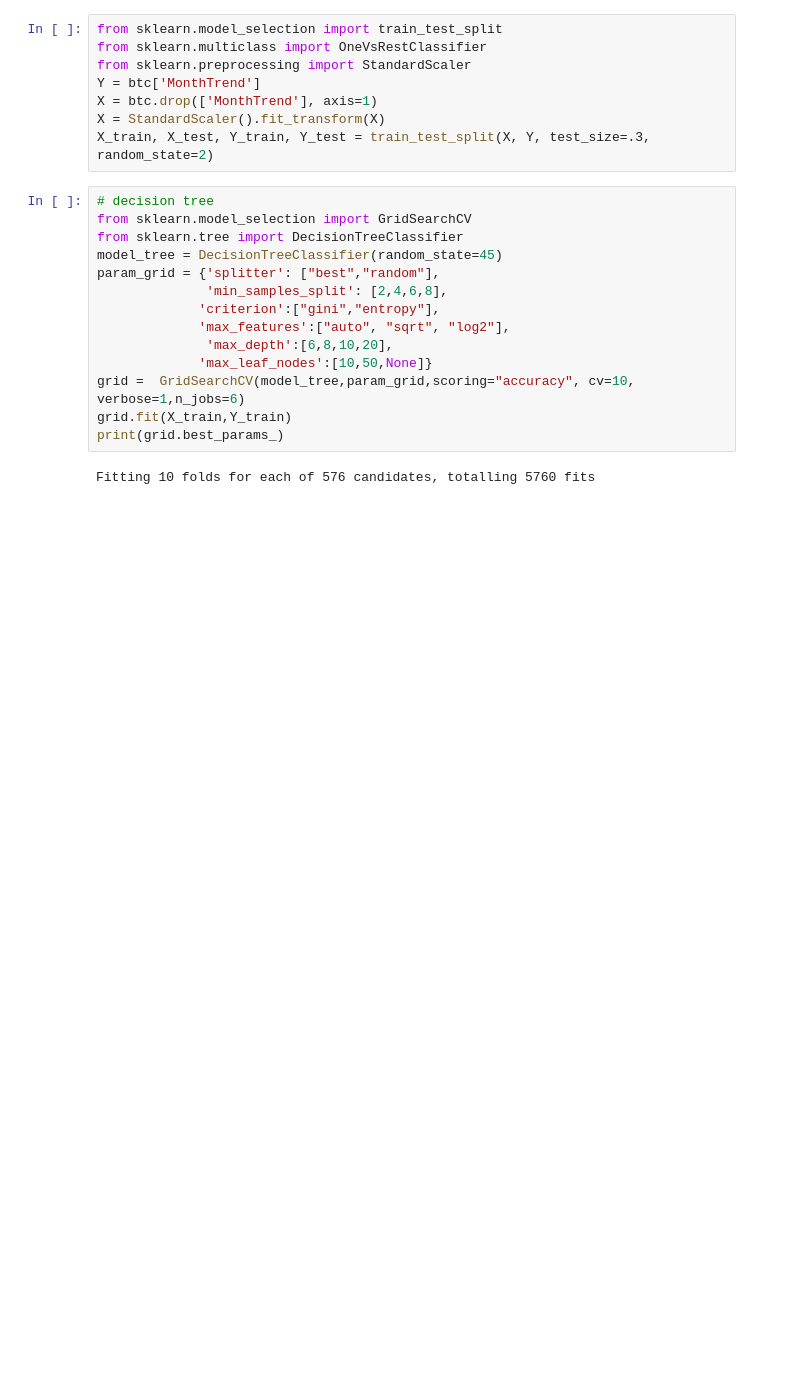
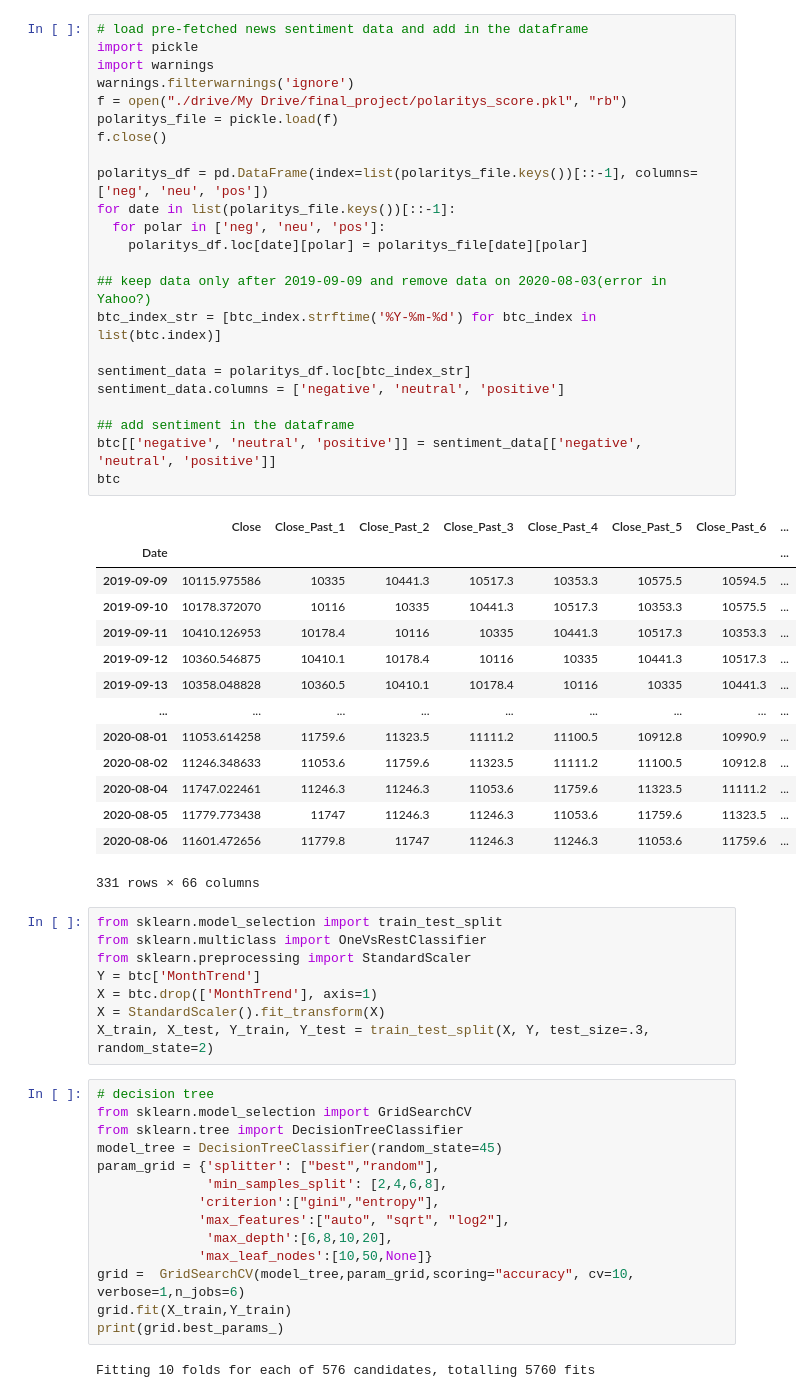
Before and after one commit to danmao124/financial_model, a Jupyter notebook: main.ipynb, the cells around one changed output. Drawn from its saved outputs; the diff is of its cells as text; blank space fills up the shorter version.

```diff
--- a/main.ipynb
+++ b/main.ipynb
@@ -177,3 +187,41 @@ btc.head(10)
+# %%
+# load pre-fetched news sentiment data and add in the dataframe
+import pickle
+import warnings
+warnings.filterwarnings('ignore')
+f = open("./drive/My Drive/final_project/polaritys_score.pkl", "rb")
+polaritys_file = pickle.load(f)
+f.close()
+
+polaritys_df = pd.DataFrame(index=list(polaritys_file.keys())[::-1], columns=['neg', 'neu', 'pos'])
+for date in list(polaritys_file.keys())[::-1]:
+  for polar in ['neg', 'neu', 'pos']:
+    polaritys_df.loc[date][polar] = polaritys_file[date][polar]
+
+## keep data only after 2019-09-09 and remove data on 2020-08-03(error in Yahoo?)
+btc_index_str = [btc_index.strftime('%Y-%m-%d') for btc_index in list(btc.index)]
+
+sentiment_data = polaritys_df.loc[btc_index_str]
+sentiment_data.columns = ['negative', 'neutral', 'positive']
+
+## add sentiment in the dataframe
+btc[['negative', 'neutral', 'positive']] = sentiment_data[['negative', 'neutral', 'positive']]
+btc
+# %% [output]
+|  | Close | Close_Past_1 | Close_Past_2 | Close_Past_3 | Close_Past_4 | Close_Past_5 | Close_Past_6 | ... |
+| Date |  |  |  |  |  |  |  | ... |
+| 2019-09-09 | 10115.975586 | 10335 | 10441.3 | 10517.3 | 10353.3 | 10575.5 | 10594.5 | ... |
+| 2019-09-10 | 10178.372070 | 10116 | 10335 | 10441.3 | 10517.3 | 10353.3 | 10575.5 | ... |
+| 2019-09-11 | 10410.126953 | 10178.4 | 10116 | 10335 | 10441.3 | 10517.3 | 10353.3 | ... |
+| 2019-09-12 | 10360.546875 | 10410.1 | 10178.4 | 10116 | 10335 | 10441.3 | 10517.3 | ... |
+| 2019-09-13 | 10358.048828 | 10360.5 | 10410.1 | 10178.4 | 10116 | 10335 | 10441.3 | ... |
+| ... | ... | ... | ... | ... | ... | ... | ... | ... |
+| 2020-08-01 | 11053.614258 | 11759.6 | 11323.5 | 11111.2 | 11100.5 | 10912.8 | 10990.9 | ... |
+| 2020-08-02 | 11246.348633 | 11053.6 | 11759.6 | 11323.5 | 11111.2 | 11100.5 | 10912.8 | ... |
+| 2020-08-04 | 11747.022461 | 11246.3 | 11246.3 | 11053.6 | 11759.6 | 11323.5 | 11111.2 | ... |
+| 2020-08-05 | 11779.773438 | 11747 | 11246.3 | 11246.3 | 11053.6 | 11759.6 | 11323.5 | ... |
+| 2020-08-06 | 11601.472656 | 11779.8 | 11747 | 11246.3 | 11246.3 | 11053.6 | 11759.6 | ... |
+331 rows × 66 columns
 # %%
 from sklearn.model_selection import train_test_split
 from sklearn.multiclass import OneVsRestClassifier
```
Also changed, not shown: parts of 18 cells of this notebook.
